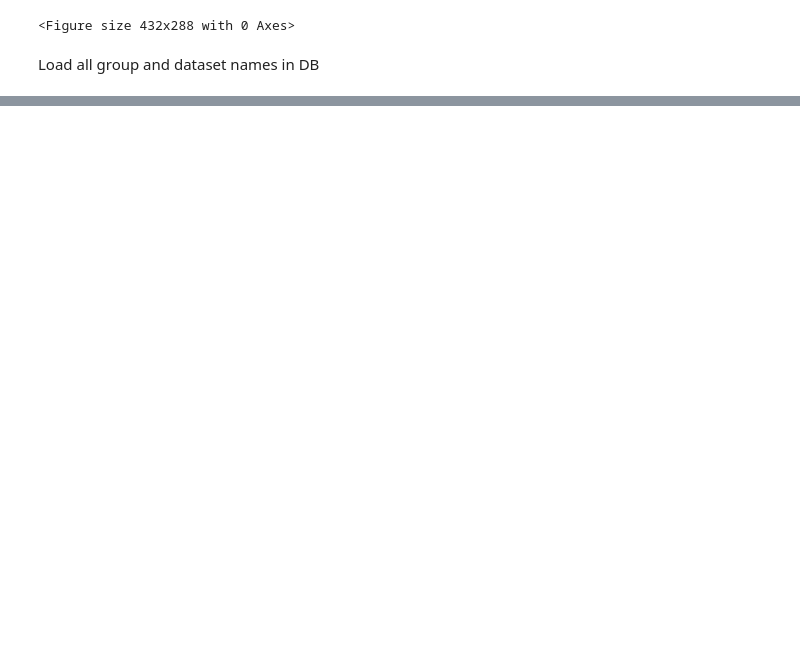
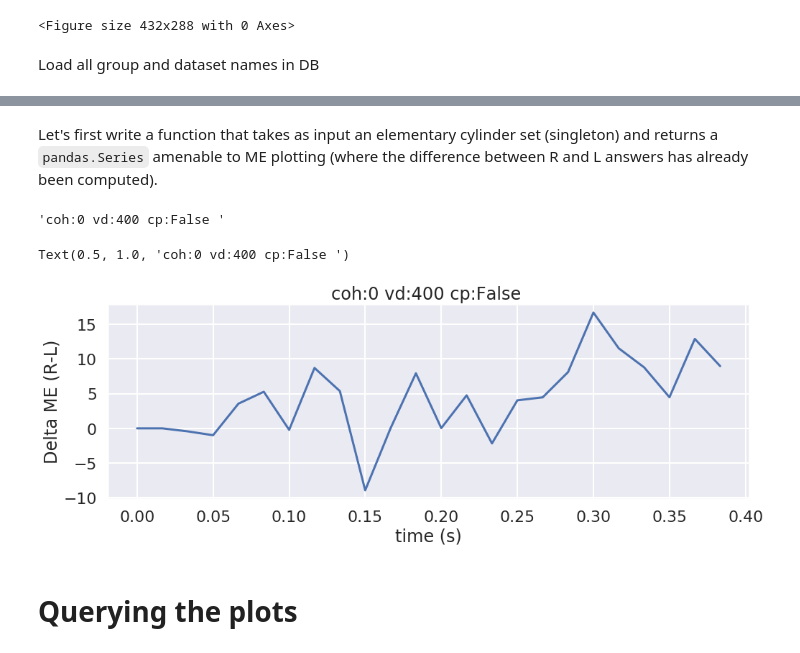
Before and after one commit to aernesto/motion_energy_Adrian, a Jupyter notebook: Python/notebooks/ME_pilot_summer_2019_II.ipynb, the cells around one changed output, grey strips where cells are left out. Saved outputs shown, nothing was run; the diff lists cells and outputs as text; code cells hidden in the pictures; blank space fills up the shorter version.

Commit message:
succesfull wrapping of diffME into function

```diff
--- a/Python/notebooks/ME_pilot_summer_2019_II.ipynb
+++ b/Python/notebooks/ME_pilot_summer_2019_II.ipynb
@@ -206,2 +71,0 @@ righties = agg_df.groupby('time').mean()
-# %%
-lefties = agg_df2.groupby('time').mean()
@@ -387,0 +72,3 @@ agg_df.shape
+# %%
+file_path = '/home/adrian/SingleCP_DotsReversal/processed/pilot_v3.h5'
+obj_names, db_info = my_me.get_object_names_in_db(file_path)
@@ -387,0 +86,2 @@ agg_df.shape
+# %% [markdown]
+Let's first write a function that takes as input an elementary cylinder set (singleton) and returns a `pandas.Series` amenable to ME plotting (where the difference between R and L answers has already been computed).
@@ -387,0 +118,28 @@ agg_df.shape
+# %%
+cyl = {'coh': [0], 'vd': [400], 'cp': [False]}
+d = compute_ME_diff(cyl, obj_names, 50, db_info)
+# %%
+def print_cyl(cyl):
+    base = ''
+    for k,v in cyl.items():
+        base += k + ':'
+        for vv in v:
+            base += str(vv) + '-'
+        base = base[:-1]  # delete trailing -
+        base += ' '
+    return base
+# %%
+print_cyl(cyl)
+# %% [output]
+'coh:0 vd:400 cp:False '
+# %%
+plt.rcParams["figure.figsize"] = (16, 5) # (w, h) # figure size
+plt.plot(d)
+plt.ylabel('Delta ME (R-L)')
+plt.xlabel('time (s)')
+plt.title(print_cyl(cyl))
+# %% [output]
+Text(0.5, 1.0, 'coh:0 vd:400 cp:False ')
+[figure, added]
+# %% [markdown]
+# Querying the plots
```
Also changed, not shown: parts of 44 cells of this notebook.
